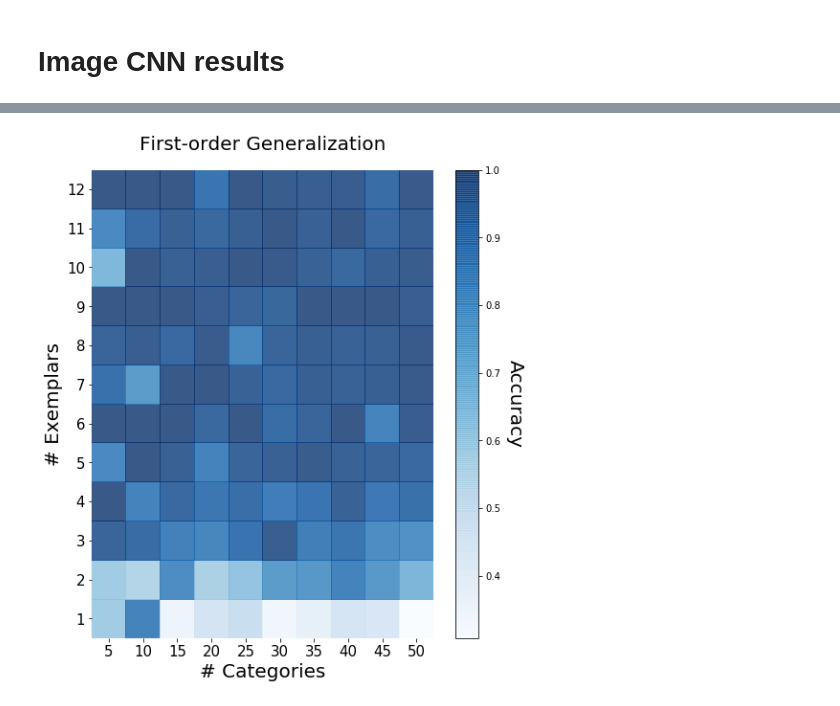
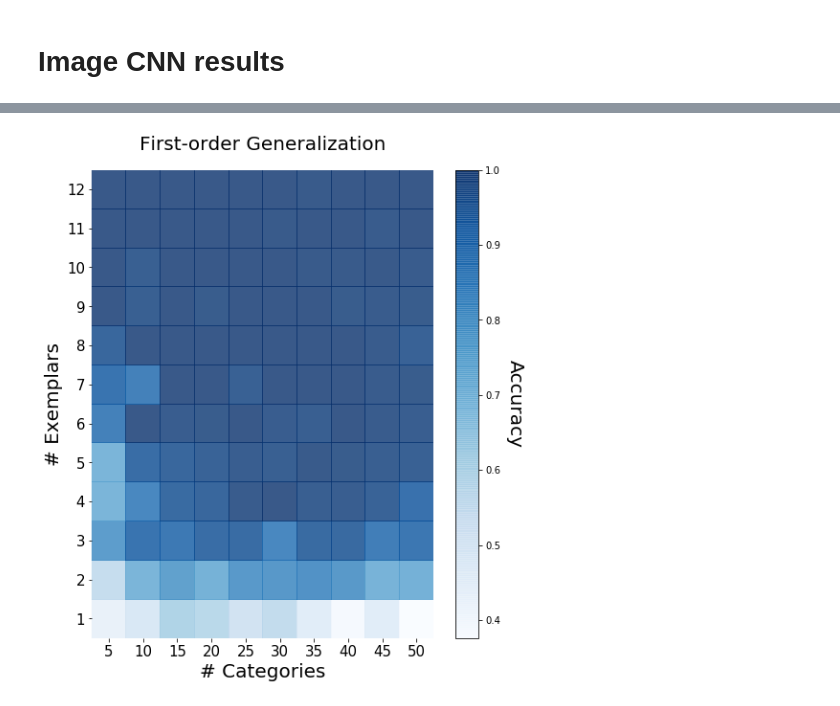
Before and after one commit to rfeinman/learning-to-learn, a Jupyter notebook: notebooks/heatmap.ipynb, the cells around one changed output, grey strips where cells are left out. Saved outputs shown, nothing was run; the diff lists cells and outputs as text; code cells hidden in the pictures.

```diff
--- a/notebooks/heatmap.ipynb
+++ b/notebooks/heatmap.ipynb
@@ -154,10 +172,11 @@ df_first_img = pd.read_csv('../results/cnn_results_firstOrder/results.csv', inde
 # %%
+df_first_img = pd.read_csv('../results/cnn_results_firstOrder1/results.csv', index_col=0)
 plot_heatmap(
     df_first_img.loc[1:12],
     'First-order Generalization',
     size=(8,9),
     savefile='/Users/reubenfeinman/Desktop/cnn_1order_accuracy.pdf'
 )
 # %% [output]
-[figure, old version]
+[figure, new version]
 # %%
```
Also changed, not shown: parts of 4 cells of this notebook, 4 other files.
